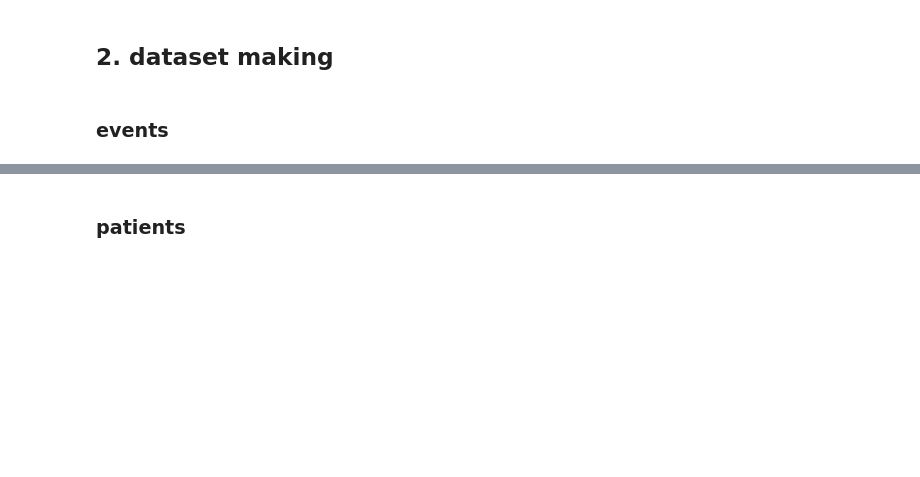
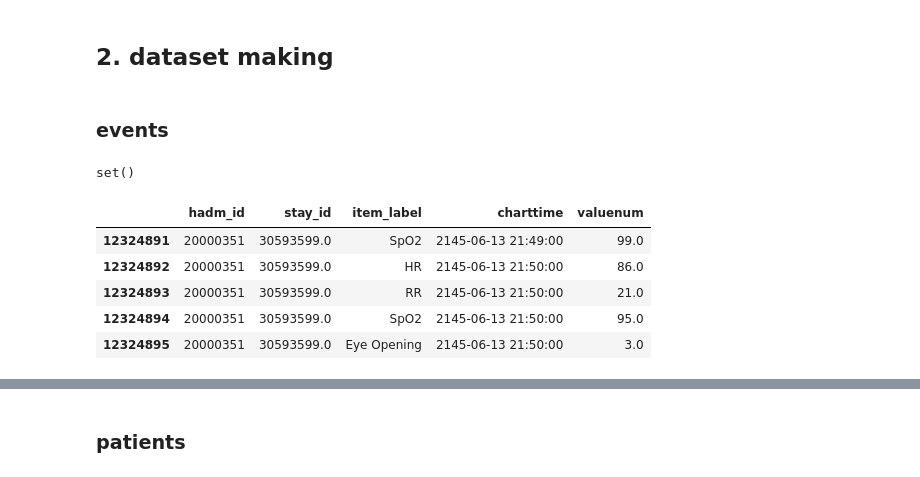
Before and after one commit to yk-Jeong/iMORS, a Jupyter notebook: code.ipynb, the cells around one changed output, grey strips where cells are left out. Saved outputs shown, nothing was run; the diff lists cells and outputs as text; code cells hidden in the pictures; blank space fills up the shorter version.

```diff
--- a/code.ipynb
+++ b/code.ipynb
@@ -171,6 +192,33 @@ chartevents.head()
 
 events = pd.concat([chartevents, labevents], ignore_index=True)
 events = events.sort_values(by=['hadm_id', 'charttime'])
+# %%
+# hadm_id와 stay_id가 모두 있는 행 필터링
+complete_entries = events.dropna(subset=['hadm_id', 'stay_id'])
+
+# hadm_id는 있지만 stay_id가 없는 행 필터링
+missing_stay_id_entries = events[events['stay_id'].isna() & events['hadm_id'].notna()]
+
+# complete_entries와 missing_stay_id_entries의 hadm_id 집합 생성
+complete_stay_ids = set(complete_entries['hadm_id'].dropna())
+missing_stay_ids = set(missing_stay_id_entries['hadm_id'].dropna())
+
+# 중복되는 hadm_id 확인
+duplicate_stay_ids = complete_stay_ids.intersection(missing_stay_ids)
+duplicate_stay_ids
+# %% [output]
+set()
+# %%
+# stay_id가 없는 경우 응급실 체류환자가 아니므로 삭제
+events.dropna(subset=['stay_id'], inplace=True)
+events.head()
+# %% [output]
+|  | hadm_id | stay_id | item_label | charttime | valuenum |
+| 12324891 | 20000351 | 30593599.0 | SpO2 | 2145-06-13 21:49:00 | 99.0 |
+| 12324892 | 20000351 | 30593599.0 | HR | 2145-06-13 21:50:00 | 86.0 |
+| 12324893 | 20000351 | 30593599.0 | RR | 2145-06-13 21:50:00 | 21.0 |
+| 12324894 | 20000351 | 30593599.0 | SpO2 | 2145-06-13 21:50:00 | 95.0 |
+| 12324895 | 20000351 | 30593599.0 | Eye Opening | 2145-06-13 21:50:00 | 3.0 |
 # %%
 # vital sign 이상치 조정
 
```
Also changed, not shown: parts of 49 cells of this notebook.
